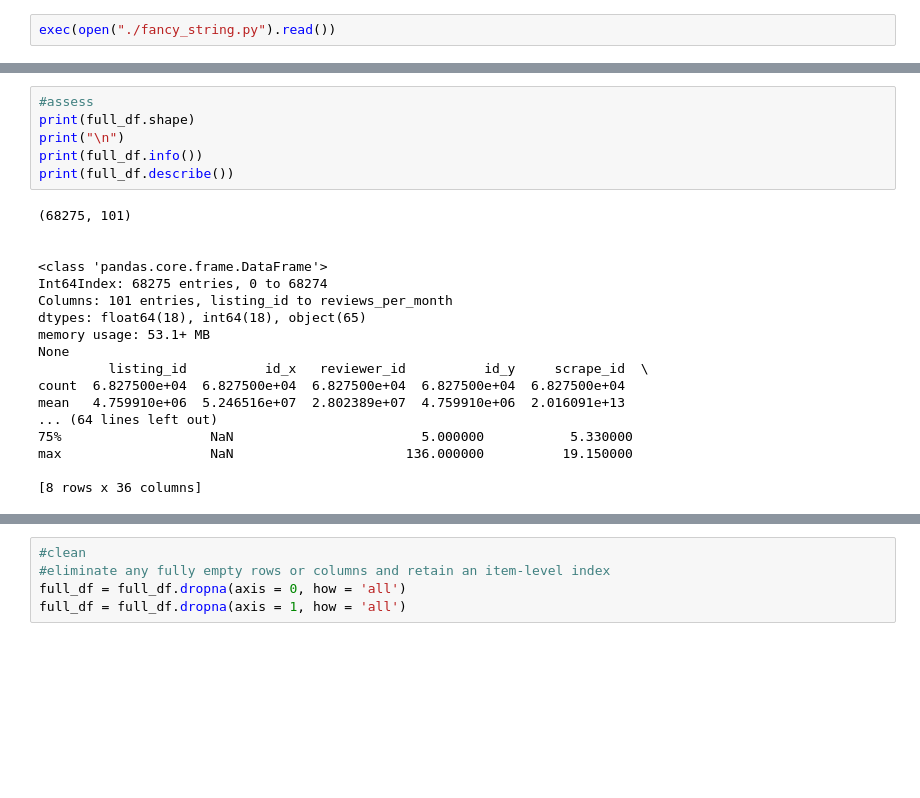
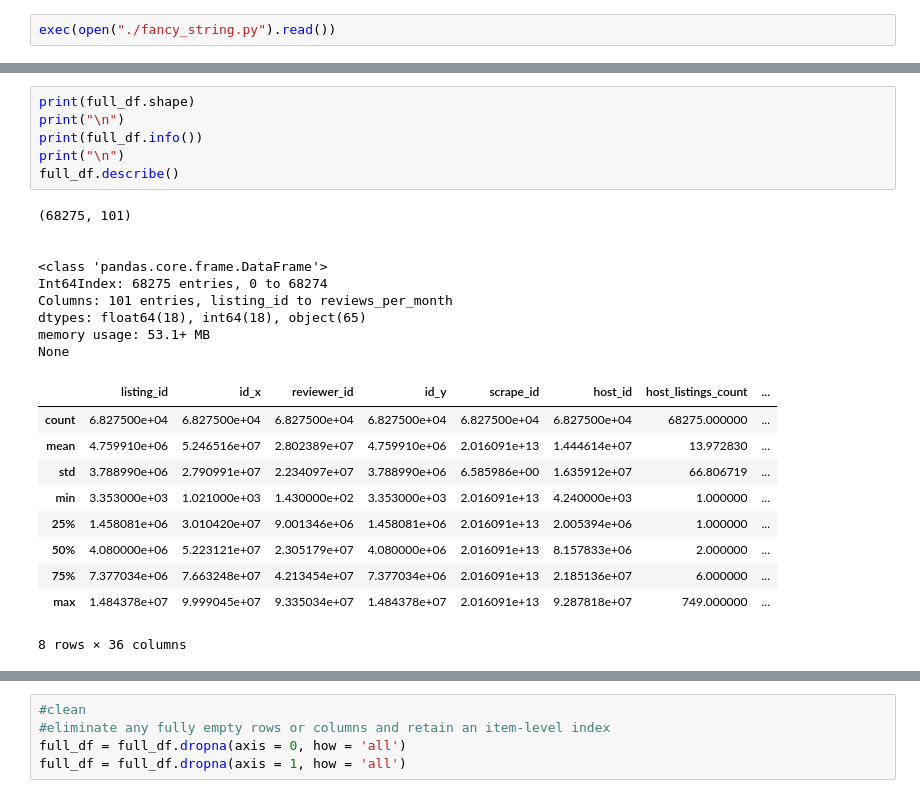
Before and after one commit to madkehl/Airbnb, a Jupyter notebook: Udacity-1.ipynb, the cells around one changed output, grey strips where cells are left out. Saved outputs shown, nothing was run; the diff lists cells and outputs as text; blank space fills up the shorter version.

```diff
--- a/Udacity-1.ipynb
+++ b/Udacity-1.ipynb
@@ -95,24 +104,26 @@ full_df = reviews.merge(listings, left_on = 'listing_id', right_on = 'id', how =
 # %%
-#assess
 print(full_df.shape)
 print("\n")
 print(full_df.info())
-print(full_df.describe())
+print("\n")
+full_df.describe()
 # %% [output]
 (68275, 101)
 
 
 <class 'pandas.core.frame.DataFrame'>
 Int64Index: 68275 entries, 0 to 68274
 Columns: 101 entries, listing_id to reviews_per_month
 dtypes: float64(18), int64(18), object(65)
 memory usage: 53.1+ MB
 None
-         listing_id          id_x   reviewer_id          id_y     scrape_id  \
-count  6.827500e+04  6.827500e+04  6.827500e+04  6.827500e+04  6.827500e+04
-mean   4.759910e+06  5.246516e+07  2.802389e+07  4.759910e+06  2.016091e+13
-... (64 lines left out)
-75%                   NaN                        5.000000           5.330000
-max                   NaN                      136.000000          19.150000
-
-[8 rows x 36 columns]
+|  | listing_id | id_x | reviewer_id | id_y | scrape_id | host_id | host_listings_count | ... |
+| count | 6.827500e+04 | 6.827500e+04 | 6.827500e+04 | 6.827500e+04 | 6.827500e+04 | 6.827500e+04 | 68275.000000 | ... |
+| mean | 4.759910e+06 | 5.246516e+07 | 2.802389e+07 | 4.759910e+06 | 2.016091e+13 | 1.444614e+07 | 13.972830 | ... |
+| std | 3.788990e+06 | 2.790991e+07 | 2.234097e+07 | 3.788990e+06 | 6.585986e+00 | 1.635912e+07 | 66.806719 | ... |
+| min | 3.353000e+03 | 1.021000e+03 | 1.430000e+02 | 3.353000e+03 | 2.016091e+13 | 4.240000e+03 | 1.000000 | ... |
+| 25% | 1.458081e+06 | 3.010420e+07 | 9.001346e+06 | 1.458081e+06 | 2.016091e+13 | 2.005394e+06 | 1.000000 | ... |
+| 50% | 4.080000e+06 | 5.223121e+07 | 2.305179e+07 | 4.080000e+06 | 2.016091e+13 | 8.157833e+06 | 2.000000 | ... |
+| 75% | 7.377034e+06 | 7.663248e+07 | 4.213454e+07 | 7.377034e+06 | 2.016091e+13 | 2.185136e+07 | 6.000000 | ... |
+| max | 1.484378e+07 | 9.999045e+07 | 9.335034e+07 | 1.484378e+07 | 2.016091e+13 | 9.287818e+07 | 749.000000 | ... |
+8 rows × 36 columns
```
Also changed, not shown: parts of 12 cells of this notebook, 1 other file.
